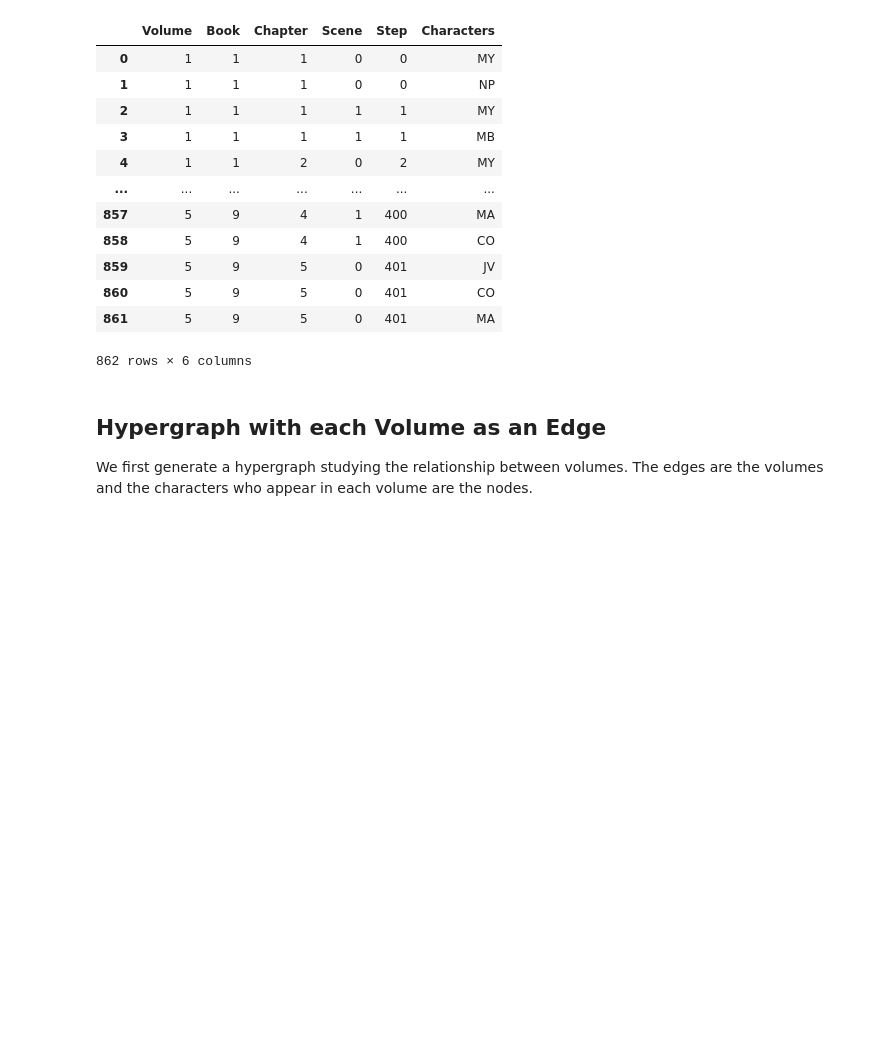
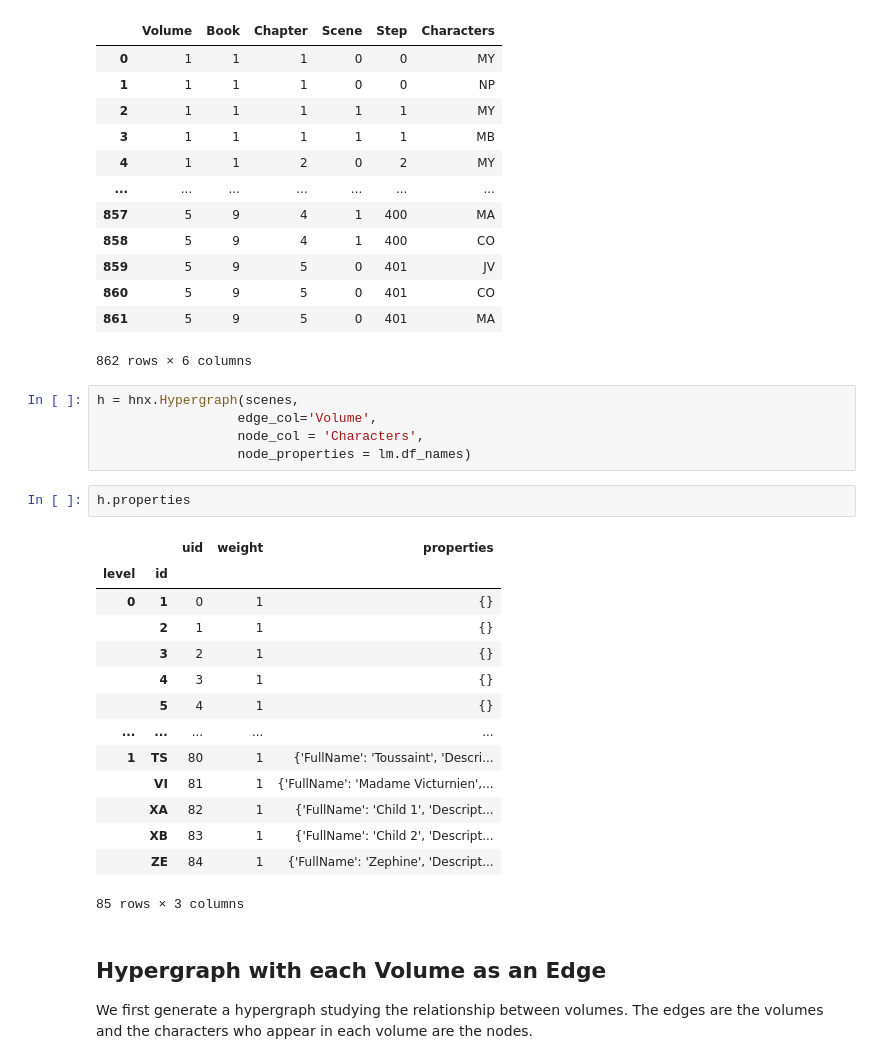
Before and after one commit to pnnl/HyperNetX, a Jupyter notebook: tutorials/Tutorial 3 - LesMis Case Study.ipynb, the cells around one changed output. Saved outputs shown, nothing was run; the diff lists cells and outputs as text; blank space fills up the shorter version.

```diff
--- a/tutorials/Tutorial 3 - LesMis Case Study.ipynb
+++ b/tutorials/Tutorial 3 - LesMis Case Study.ipynb
@@ -84,6 +86,28 @@ scenes = lm.df_scenes;scenes
 | 860 | 5 | 9 | 5 | 0 | 401 | CO |
 | 861 | 5 | 9 | 5 | 0 | 401 | MA |
 862 rows × 6 columns
+# %%
+h = hnx.Hypergraph(scenes,
+                  edge_col='Volume',
+                  node_col = 'Characters',
+                  node_properties = lm.df_names)
+# %%
+h.properties
+# %% [output]
+|  |  | uid | weight | properties |
+| level | id |  |  |  |
+| 0 | 1 | 0 | 1 | {} |
+|  | 2 | 1 | 1 | {} |
+|  | 3 | 2 | 1 | {} |
+|  | 4 | 3 | 1 | {} |
+|  | 5 | 4 | 1 | {} |
+| ... | ... | ... | ... | ... |
+| 1 | TS | 80 | 1 | {'FullName': 'Toussaint', 'Descri... |
+|  | VI | 81 | 1 | {'FullName': 'Madame Victurnien',... |
+|  | XA | 82 | 1 | {'FullName': 'Child 1', 'Descript... |
+|  | XB | 83 | 1 | {'FullName': 'Child 2', 'Descript... |
+|  | ZE | 84 | 1 | {'FullName': 'Zephine', 'Descript... |
+85 rows × 3 columns
 # %% [markdown]
 ## Hypergraph with each Volume as an Edge
 
```
Also changed, not shown: parts of 23 cells of this notebook, 7 other files.
